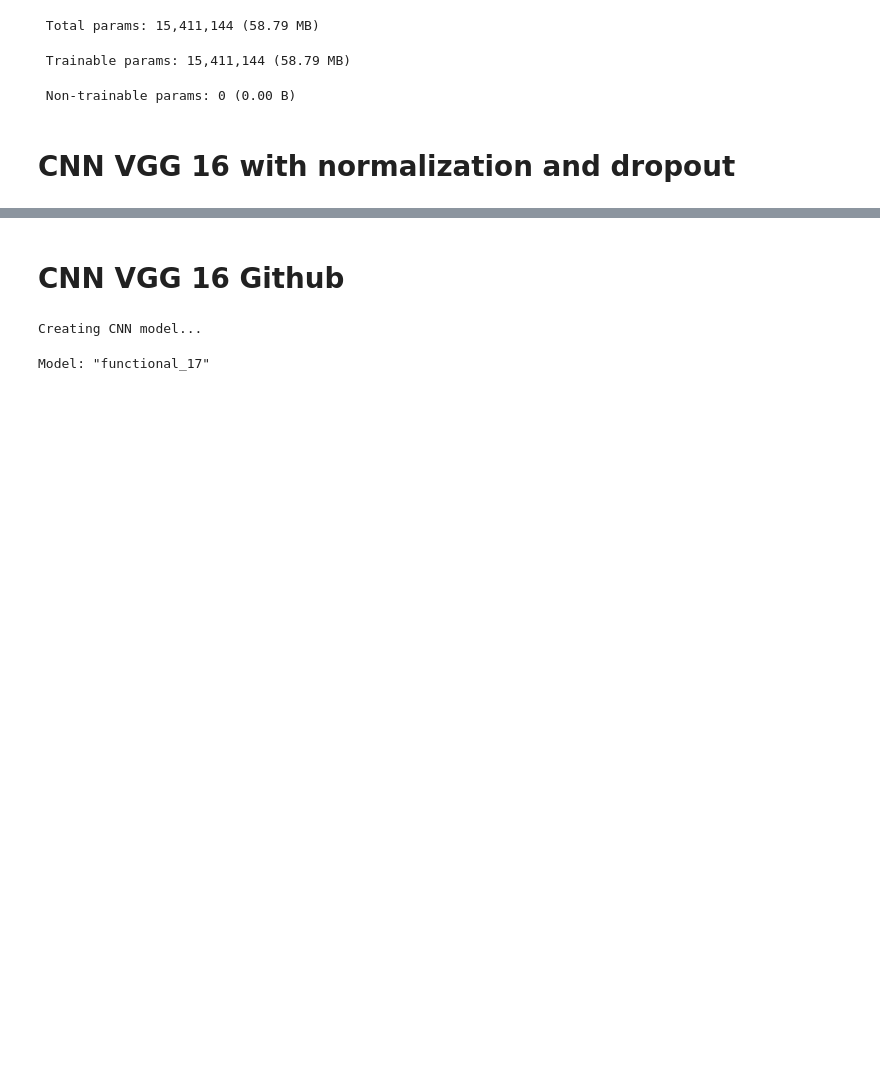
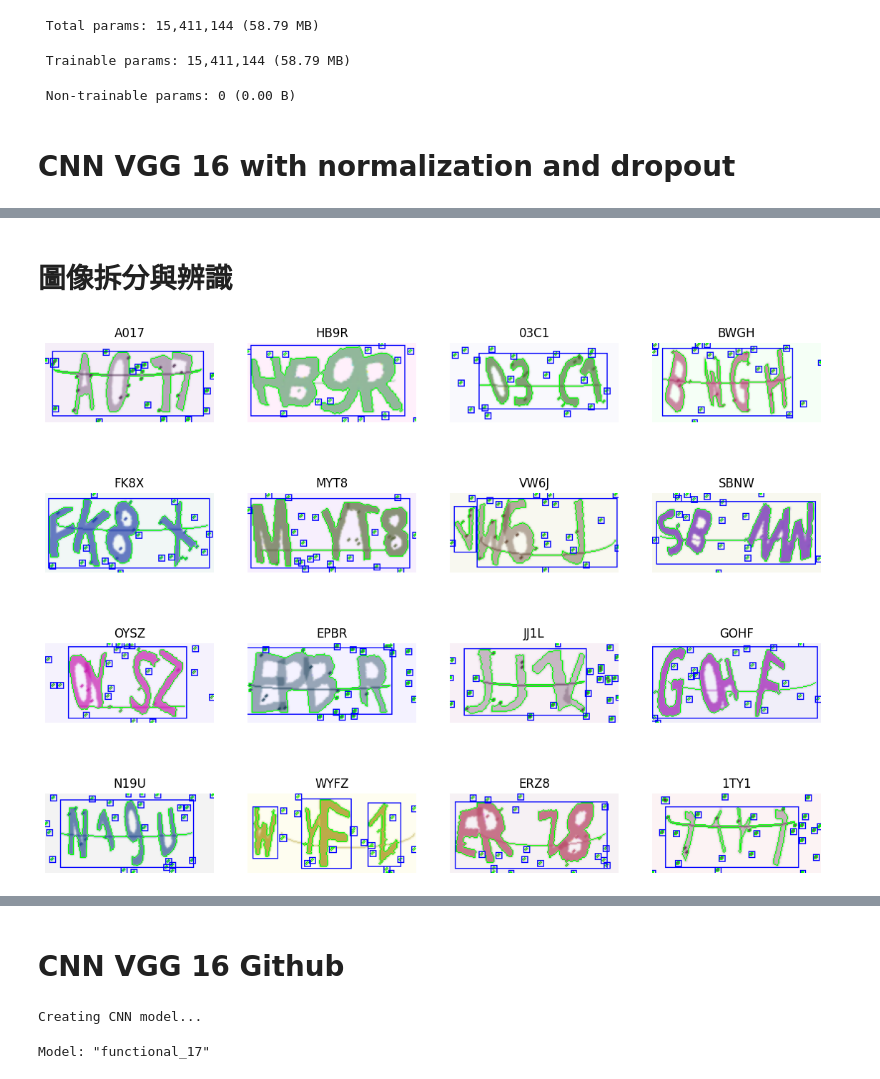
Before and after one commit to joey0629/chatWeb, a Jupyter notebook: DL.ipynb, the cells around one changed output, grey strips where cells are left out. Drawn from its saved outputs; the diff is of its cells as text; code cells hidden in the pictures; blank space fills up the shorter version.

```diff
--- a/DL.ipynb
+++ b/DL.ipynb
@@ -428,0 +521,73 @@ FileNotFoundError: [Errno 2] Unable to synchronously create file (unable to open
+# %% [markdown]
+# 圖像拆分與辨識
+# %%
+import matplotlib.pyplot as plt
+import string
+import numpy as np
+import cv2
+# Create an instance of the generator
+generator = gen2(batch_size=16, height=80, width=170, n_len=4, n_class=36)
+
+# Get a batch of images and labels from the generator
+X, y = next(generator)
+
+fig = plt.figure(figsize=(14, 10))
+
+plt_rows = 4
+plt_cols = 4
+plt_iter = 1
+
+plt.subplots_adjust(hspace=0.5)
+
+characters = string.digits + string.ascii_uppercase
+for i in range(plt_rows * plt_cols):
+    plt.subplot(plt_rows, plt_cols, plt_iter)
+
+    # Use the generated image
+    img = X[i]
+    # Convert to grayscale
+    img_gray = cv2.cvtColor(img, cv2.COLOR_BGR2GRAY)
+    # Take binary threshold
+    ret, thresh = cv2.threshold(img_gray, 200, 255, cv2.THRESH_BINARY)
+    # Invert image
+    bit_not = cv2.bitwise_not(thresh)
+    # Find contours
+    contours, hierarchy = cv2.findContours(bit_not, cv2.RETR_EXTERNAL, cv2.CHAIN_APPROX_NONE)
+
+    # Draw on original image
+    cv2.drawContours(img, contours, -1, (0, 255, 0), 1)
+    # Get bounding rect of each contour
+    rects = [cv2.boundingRect(c) for c in contours]
+    # Sort rects by their width
+    rects.sort(key=lambda x: x[2])
+
+    # Deal with touching letters where one wide bounding box
+    # envelops two letters. split these in half
+    while len(rects) < 4:
+        # Pop widest rect
+        wide_rect = rects.pop()
+        x, z, w, h = wide_rect
+        # Split in two
+        first_half = (x, z, w // 2, h)
+        second_half = (x + w // 2, z, w // 2, h)
+        rects.append(first_half)
+        rects.append(second_half)
+        # Re-sort rects by their width
+        rects.sort(key=lambda x: x[2])
+
+    for rect in rects:
+        x, z, w, h = rect
+        # Buffer rect by 1 pixel
+        cv2.rectangle(img, (x - 1, z - 1), (x + w + 1, z + h + 1), (255, 0, 0), 1)
+
+    plt.imshow(cv2.cvtColor(img, cv2.COLOR_BGR2RGB))
+    plt.axis('off')
+
+    # Corrected title extraction
+    captcha_text = ''.join([characters[idx] for idx in np.argmax(y[i], axis=1)])
+    plt.title(captcha_text)
+
+    plt_iter += 1
+plt.show()
+# %% [output]
+[figure, added]
```
Also changed, not shown: parts of 9 cells of this notebook.
